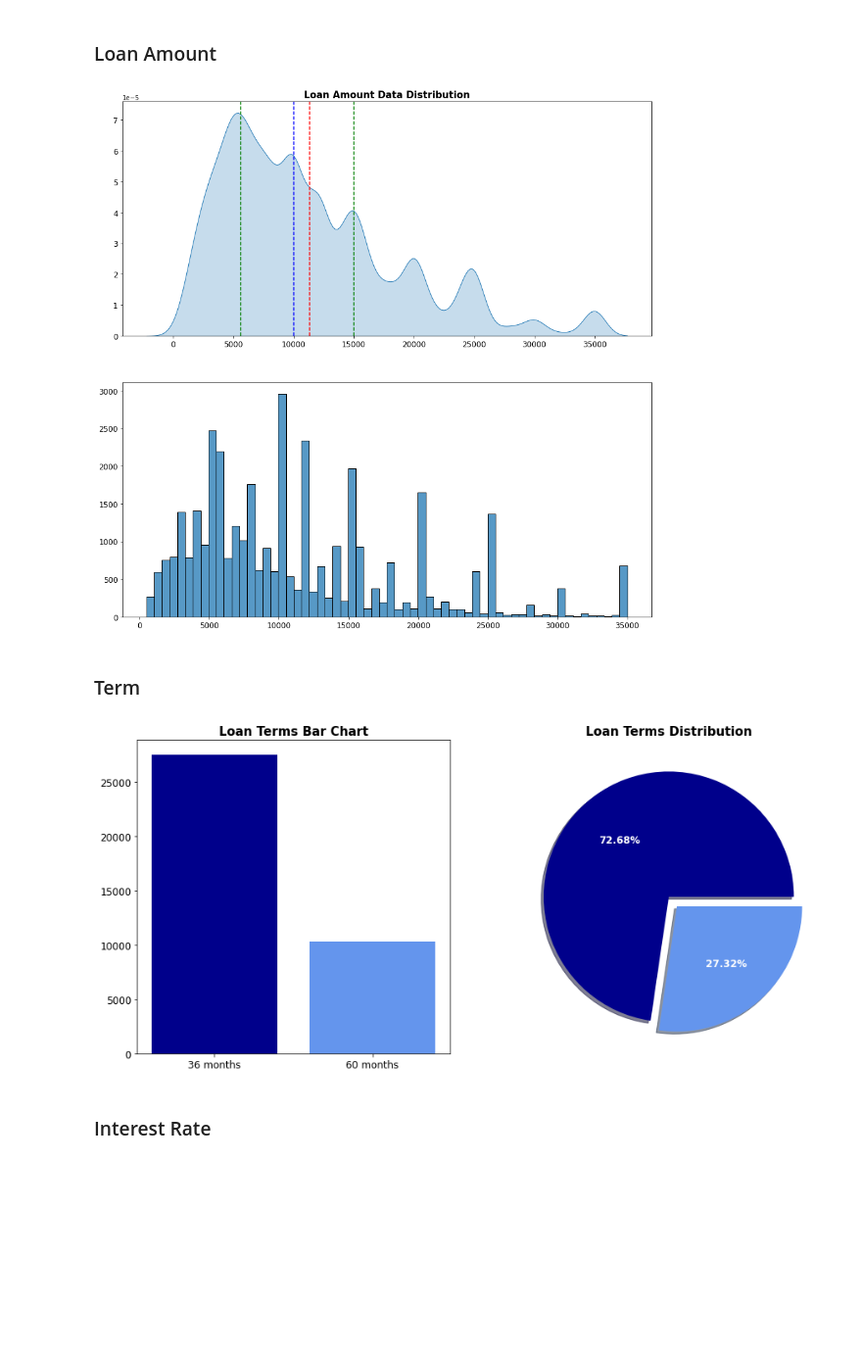
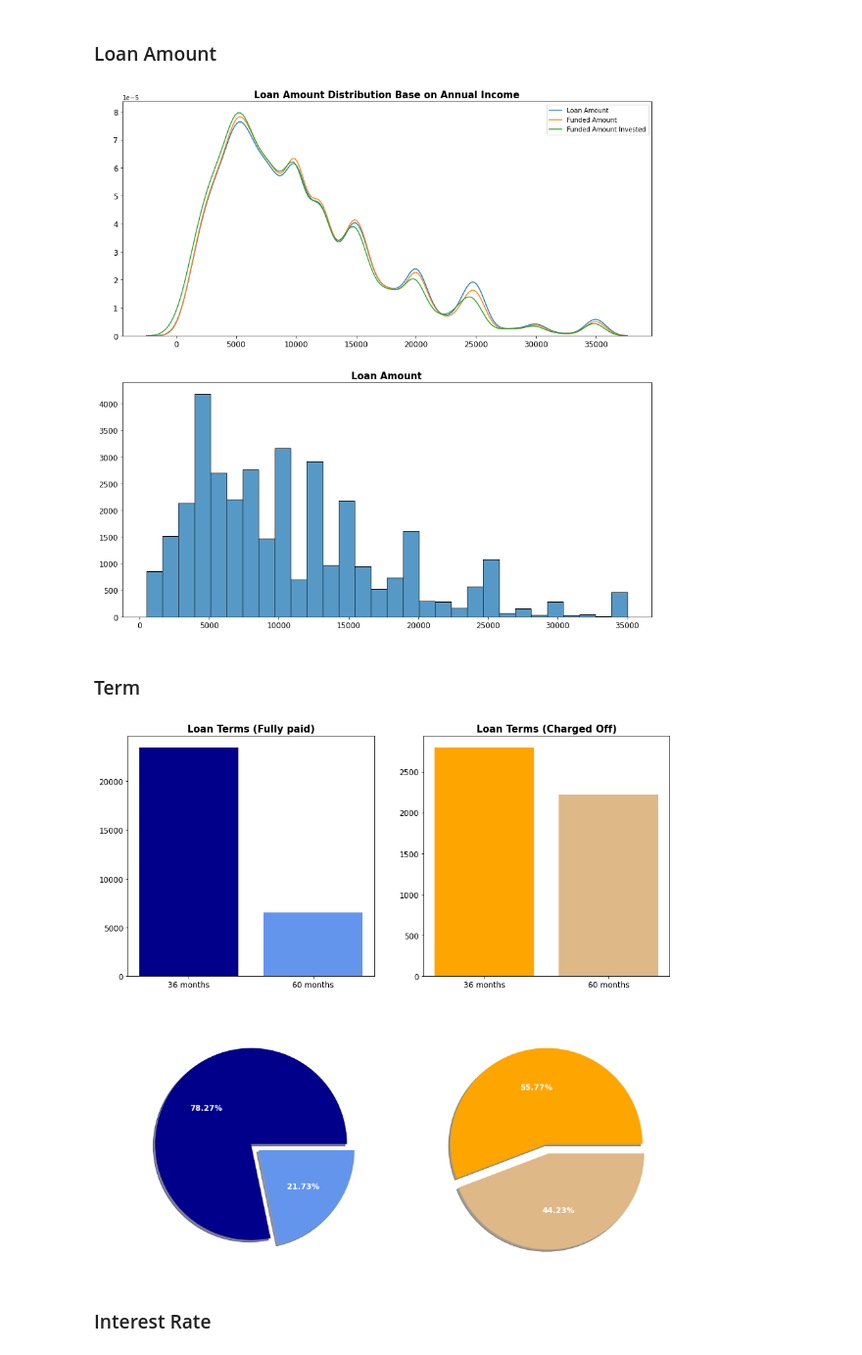
Before and after one commit to npalupunoori/LendingClubCaseStudy, a Jupyter notebook: Naren_Reddy_Palupunoori.ipynb, the cells around one changed output. Shown at 98% size. Saved outputs shown, nothing was run; the diff lists cells and outputs as text; code cells hidden in the pictures; blank space fills up the shorter version.

```diff
--- a/Naren_Reddy_Palupunoori.ipynb
+++ b/Naren_Reddy_Palupunoori.ipynb
@@ -333,0 +328,6 @@ for i in range(0, len(numeric_columns)):
+# %%
+upper_annual_inc = loan.annual_inc.quantile(0.75) + 1.5 * (loan.annual_inc.quantile(0.75) - loan.annual_inc.quantile(0.25))
+# %%
+loan_clean = loan.loc[(loan['annual_inc'] <= upper_annual_inc) & (loan['loan_status'] != "Current")]
+loan_current = loan.loc[(loan['annual_inc'] <= upper_annual_inc) & (loan['loan_status'] == "Current")]
+loan_high = loan.loc[loan['annual_inc'] > upper_annual_inc]
@@ -340,0 +375,3 @@ Start to analyzie each coloum and see which are relevent. Initally steps
+# %%
+loan_paid = loan_clean.loc[loan_clean['loan_status'] == 'Fully Paid']
+loan_charged = loan_clean.loc[loan_clean['loan_status'] == 'Charged Off']
@@ -343,47 +396,62 @@ Start to analyzie each coloum and see which are relevent. Initally steps
 # %%
 plt.figure(figsize=(15,15))
 plt.subplot(2,1,1)
-sns.kdeplot(data = loan, x ='loan_amnt', fill = bool).set(xlabel = None, ylabel = None)
-plt.axvline(x=loan.loan_amnt.mean(), color='red', linestyle = 'dashed')
-plt.axvline(x=loan.loan_amnt.median(), color='blue', linestyle = 'dashed')
-plt.axvline(x=loan.loan_amnt.quantile(0.25), color='green', linestyle = 'dashed')
-plt.axvline(x=loan.loan_amnt.quantile(0.75), color='green', linestyle = 'dashed')
+sns.kdeplot(data = loan_clean, x ='loan_amnt',label = 'Loan Amount').set(xlabel = None, ylabel = None)
+sns.kdeplot(data = loan_clean, x ='funded_amnt',label = 'Funded Amount').set(xlabel = None, ylabel = None)
+sns.kdeplot(data = loan_clean, x ='funded_amnt_inv',label = 'Funded Amount Invested').set(xlabel = None,
+                                                                                          ylabel = None)
 plt.xticks(fontsize=12)
 plt.yticks(fontsize=12)
-plt.title("Loan Amount Data Distribution", fontsize = 15, fontweight = 'bold')
+plt.title("Loan Amount Distribution Base on Annual Income", fontsize = 15, fontweight = 'bold')
+plt.legend(loc = 'upper right')
 
 plt.subplot(2,1,2)
-sns.histplot(data=loan, x="loan_amnt").set(xlabel = None, ylabel = None)
+sns.histplot(data=loan_clean, x="loan_amnt", bins=30).set(xlabel = None, ylabel = None)
 plt.xticks(fontsize=12)
 plt.yticks(fontsize=12)
+plt.title("Loan Amount", fontsize = 15, fontweight = 'bold')
 plt.show()
 # %% [output]
-[figure, old version]
+[figure, new version]
 # %% [markdown]
 ### Term
 # %%
-plt.figure(figsize=(15,7))
-plt.subplot(1,2,1)
-plt.bar(loan.groupby("term")["term"].count().index,
-        loan.groupby("term")["term"].count(),
+plt.figure(figsize=(15,15))
+plt.subplot(2,2,1)
+plt.bar(loan_paid.groupby("term")["term"].count().index,
+        loan_paid.groupby("term")["term"].count(),
         color=["darkblue", "cornflowerblue"])
 plt.xticks(fontsize=12)
 plt.yticks(fontsize=12)
-plt.title("Loan Terms Bar Chart", fontsize = 15, fontweight = 'bold')
+plt.title("Loan Terms (Fully paid)", fontsize = 15, fontweight = 'bold')
 
-plt.subplot(1,2,2)
-size = loan['term'].value_counts().tolist()
+plt.subplot(2,2,2)
+plt.bar(loan_charged.groupby("term")["term"].count().index,
+        loan_charged.groupby("term")["term"].count(),
+        color=["orange", "burlywood"])
+plt.xticks(fontsize=12)
+plt.yticks(fontsize=12)
+plt.title("Loan Terms (Charged Off)", fontsize = 15, fontweight = 'bold')
+
+plt.subplot(2,2,3)
+size = loan_paid['term'].value_counts().tolist()
 colors = ["darkblue", "cornflowerblue"]
-labels = ['36 Months', '60 Months']
+labels = ["36 Months', '60 Months"]
 explode = [0, 0.1]
-
 plt.pie(size, colors = colors, explode = explode, shadow = True, autopct = '%.2f%%',
        textprops={'color': 'w', 'fontsize' : 12, 'fontweight' : 'bold'})
-plt.title('Loan Terms Distribution', fontsize = 15, fontweight = 'bold')
 plt.axis('off')
+
+plt.subplot(2,2,4)
+size = loan_charged['term'].value_counts().tolist()
+colors = ["orange", "burlywood"]
+labels = ["36 Months', '60 Months"]
+explode = [0, 0.1]
+plt.pie(size, colors = colors, explode = explode, shadow = True, autopct = '%.2f%%',
+       textprops={'color': 'w', 'fontsize' : 12, 'fontweight' : 'bold'})
 plt.show()
 # %% [output]
-[figure, old version]
+[figure, new version]
 # %% [markdown]
 ### Interest Rate
 # %%
```
Also changed, not shown: parts of 47 cells of this notebook.
